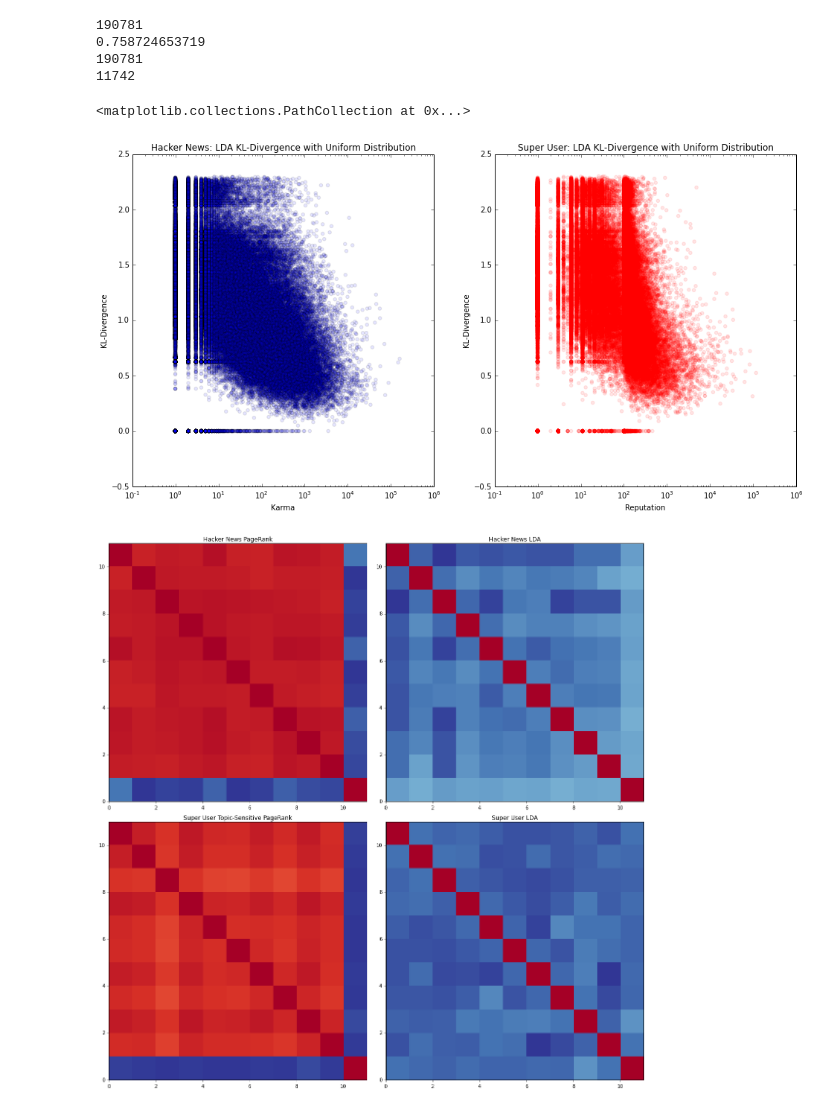
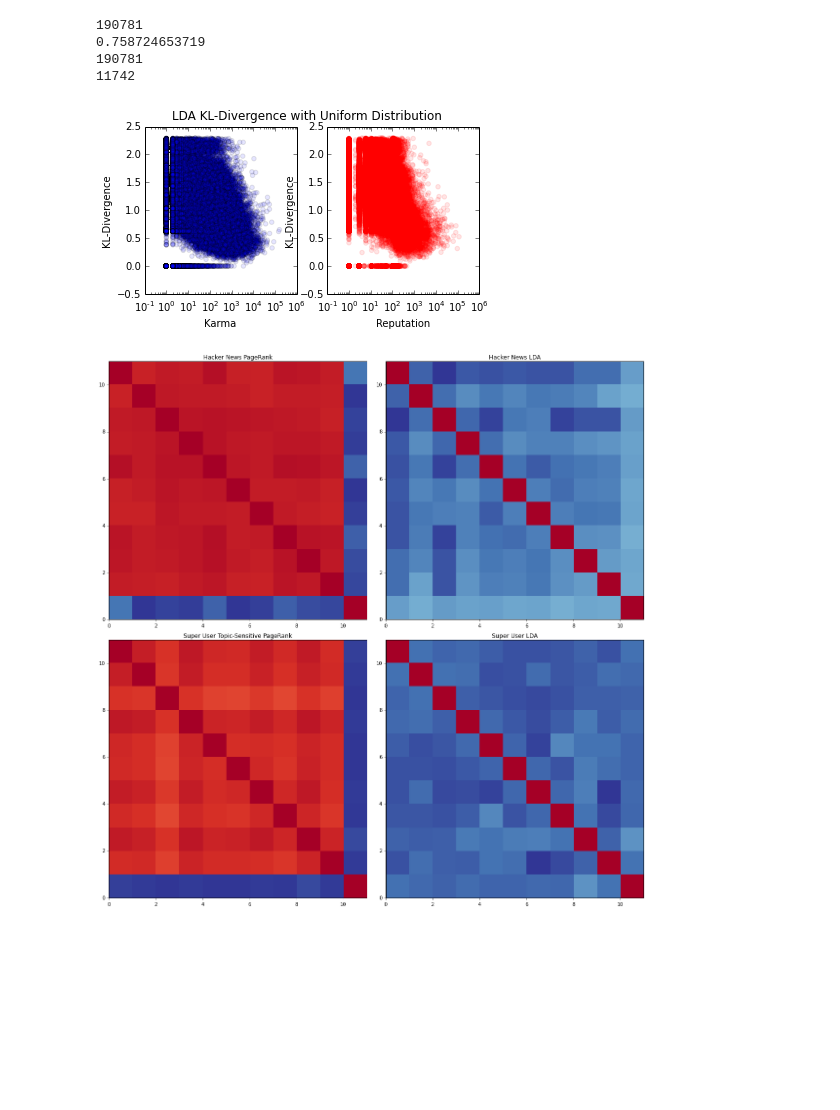
Before and after one commit to turtlesoupy/karma-prediction-cs224w, a Jupyter notebook: ipython/Karma.ipynb, the cells around one changed output. Saved outputs shown, nothing was run; the diff lists cells and outputs as text; code cells hidden in the pictures; blank space fills up the shorter version.

```diff
--- a/ipython/Karma.ipynb
+++ b/ipython/Karma.ipynb
@@ -355,23 +355,22 @@ print su_reputations[0]
 190781
 11742
 # %%
-fig = plt.figure(figsize=(16, 8))
+fig = plt.figure(figsize=(6, 3))
+fig.suptitle("LDA KL-Divergence with Uniform Distribution", fontsize=12)
 ax = fig.add_subplot(121)
 ax.set_xlabel("Karma")
 ax.set_ylabel("KL-Divergence")
-ax.set_title("Hacker News: LDA KL-Divergence with Uniform Distribution")
 ax.set_xscale('log')
 ax.scatter(hn_karmas, hn_lda_kl_uniform, alpha=0.1)
 
 ax = fig.add_subplot(122)
 ax.set_xlabel("Reputation")
 ax.set_ylabel("KL-Divergence")
-ax.set_title("Super User: LDA KL-Divergence with Uniform Distribution")
 ax.set_xscale('log')
 ax.scatter(su_reputations, su_lda_kl_uniform, alpha=0.1, color='r')
+fig.savefig(os.path.join(FIGURES_DIR, "lda_kl.pdf"))
 # %% [output]
-<matplotlib.collections.PathCollection at 0x...>
-[figure, old version]
+[figure, new version]
 # %%
 fig = plt.figure(figsize=(16, 16))
 hn_corr = np.corrcoef(np.hstack((hn_lda_pr, np.array([hn_karmas]).T)).T)
```
Also changed, not shown: parts of 4 cells of this notebook, 4 other files.
